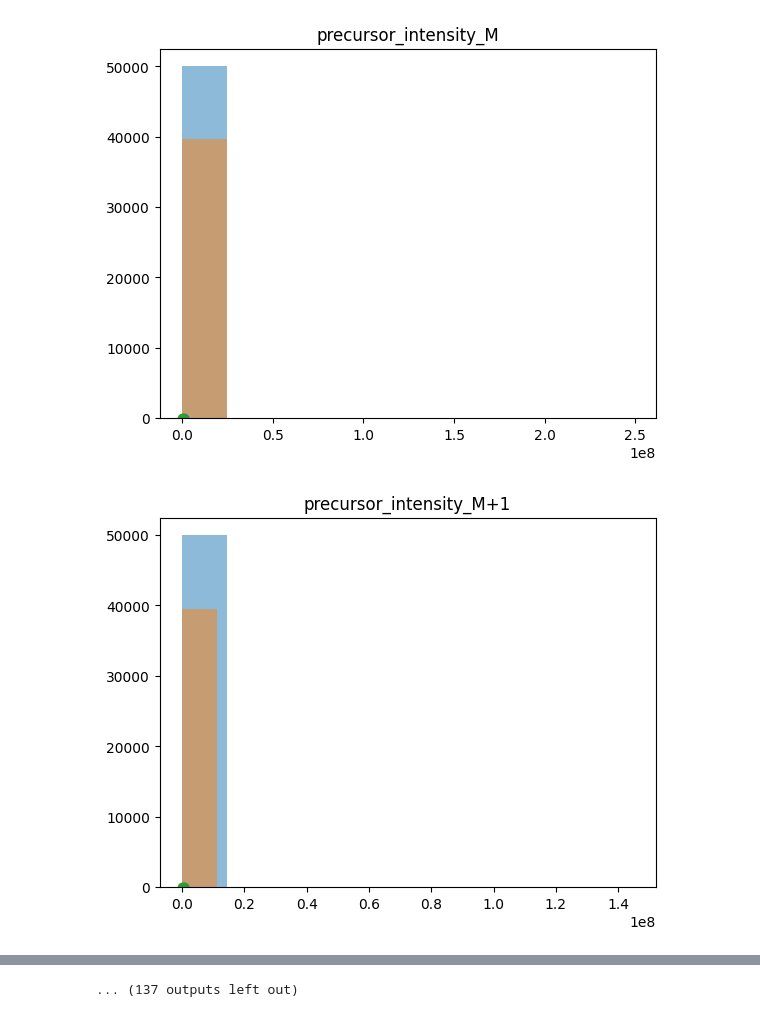
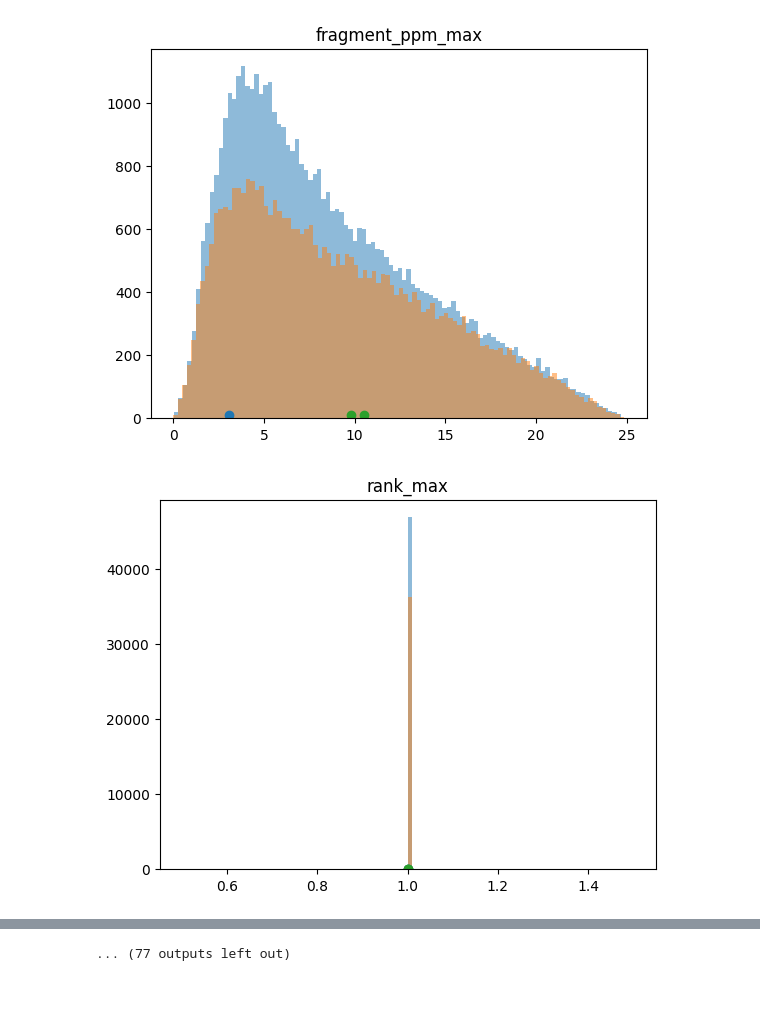
Before and after one commit to CompOmics/MuMDIA, a Jupyter notebook: notebook_helpers/visualize_pin.ipynb, the cells around one changed output, grey strips where cells are left out. Saved outputs shown, nothing was run; the diff lists cells and outputs as text; code cells hidden in the pictures.

```diff
--- a/notebook_helpers/visualize_pin.ipynb
+++ b/notebook_helpers/visualize_pin.ipynb
@@ -13,11 +13,13 @@ for c in df.columns:
     if pd.api.types.is_numeric_dtype(df[c]):
         plt.hist(
             df_targets[c],
-            alpha=0.5
+            alpha=0.5,
+            bins=100,
         )
         plt.hist(
             df_decoys[c],
-            alpha=0.5
+            alpha=0.5,
+            bins=100,
         )
         plt.title(c)
 
@@ -38,2 +40,2 @@ for c in df.columns:
-[figure, old version]
+[figure, new version]
-[figure, old version]
+[figure, new version]
@@ -42 +44 @@ for c in df.columns:
-... (137 outputs left out)
+... (77 outputs left out)
```
Also changed, not shown: parts of 3 cells of this notebook, 5 other files.
